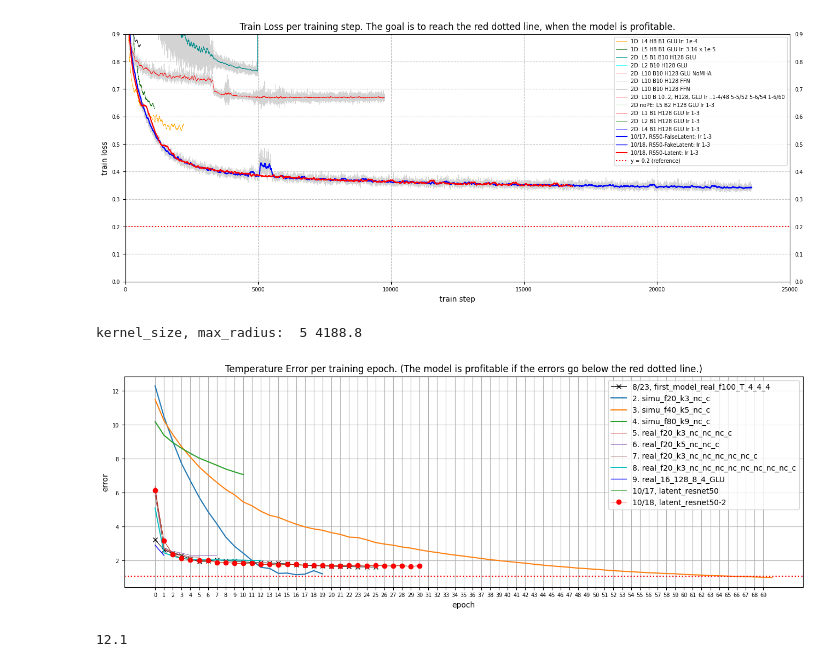
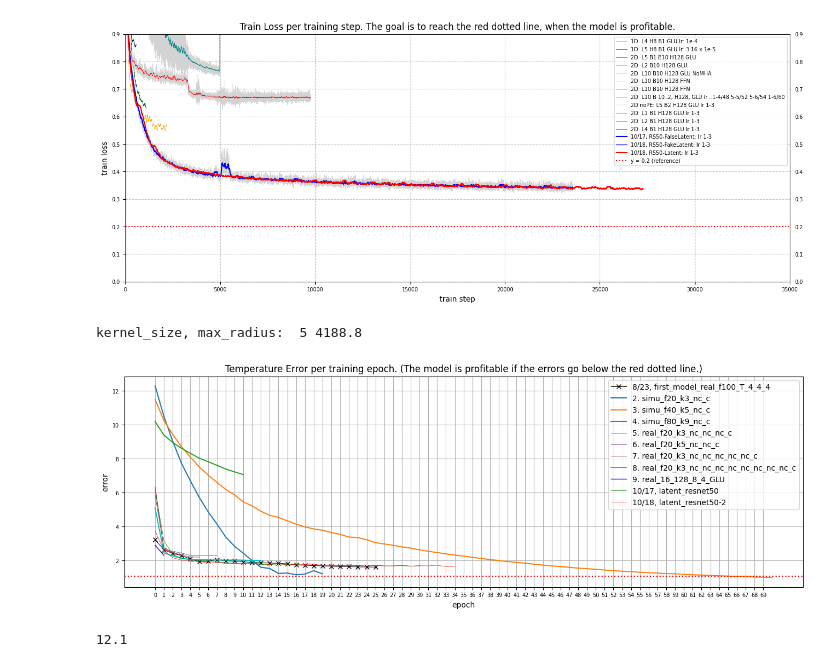
Before and after one commit to MachineLearningMike/Zeus2026, a Jupyter notebook: research/test01.ipynb, the cells around one changed output. Saved outputs shown, nothing was run; the diff lists cells and outputs as text; code cells hidden in the pictures.

```diff
--- a/research/test01.ipynb
+++ b/research/test01.ipynb
@@ -29,35 +29,35 @@ analyze("D:\\Zeus_Data\\bayes\\16-128-8-5-GLU\\train_state-16-128-8-5-GLU.json",
 analyze("D:\\Zeus_Data\\bayes\\16-128-32-1944-5-GLU-Old\\train_state-16-128-32-1944-5-GLU.json", window1, 'darkcyan', '2D: L5 B1-B10 H128 GLU', hide_details=False)
 analyze("D:\\Zeus_Data\\bayes\\16-128-32-1944-2-GLU\\train_state-16-128-32-1944-2-GLU.json", window1, 'cyan', '2D: L2 B10 H128 GLU', hide_details=True)
 analyze("D:\\Zeus_Data\\bayes\\16-128-32-1944-10-GLU-NoMHA\\train_state-16-128-32-1944-10-GLU.json", window1, 'pink', '2D: L10 B10 H128 GLU NoMHA', hide_details=True)
 analyze("D:\\Zeus_Data\\bayes\\16-128-32-1944-10-FFN-Old\\train_state-16-128-32-1944-10-FFN.json", window1, 'grey', '2D: L10 B10 H128 FFN', hide_details=True)
 analyze("D:\\Zeus_Data\\bayes\\16-128-32-1944-10-FFN\\train_state-16-128-32-1944-10-FFN.json", window1, 'black', '2D: L10 B10 H128 FFN', hide_details=True)
 analyze("D:\\Zeus_Data\\bayes\\16-128-32-1944-10-GLU\\train_state-16-128-32-1944-10-GLU.json", window1, 'red', '2D: L10 B 10..2, H128, GLU lr ..1-4/48 5-5/52 5-6/54 1-6/60', hide_details=False, lw=0.5)
 analyze("D:\\Zeus_Data\\bayes\\16-128-32-1944-5-GLU\\train_state-16-128-32-1944-5-GLU.json", window1, 'black', '2D: L5 B1 H128 GLU lr 1-2 2-2/7 5-3/7.5 5-4/9.5', hide_details=True)
 analyze("D:\\Zeus_Data\\bayes\\16-128-32-1944-5-GLU-noPE\\train_state-16-128-32-1944-5-GLU.json", window1, 'green', '2D noPE: L5 B2 H128 GLU lr 1-3', hide_details=True, lw=0.1)
 analyze("D:\\Zeus_Data\\bayes\\16-128-32-1944-1-GLU\\train_state-16-128-32-1944-1-GLU.json", window1, 'red', '2D: L1 B1 H128 GLU lr 1-3', hide_details=True, lw=0.5)
 analyze("D:\\Zeus_Data\\bayes\\16-128-32-1944-2-GLU\\train_state-16-128-32-1944-2-GLU.json", window1, 'green', '2D: L2 B1 H128 GLU lr 1-3', hide_details=True, lw=0.5)
 analyze("D:\\Zeus_Data\\bayes\\16-128-32-1944-4-GLU\\train_state-16-128-32-1944-4-GLU.json", window1, 'blue', '2D: L4 B1 H128 GLU lr 1-3', hide_details=True, lw=0.5)
 analyze("D:\\Zeus_Data\\bayes\\ResNet50\\train_state-16-128-32-1944-5-GLU.json", window1, 'blue', '10/17, RS50-FalseLatent: lr 1-3', hide_details=False, lw=1.5)
 analyze("D:\\Zeus_Data\\bayes\\ResNet50-NewCodec\\train_state-16-128-32-1944-5-GLU.json", window1, 'blue', '10/18, RS50-FakeLatent: lr 1-3', hide_details=False, lw=1.)
 analyze("D:\\Zeus_Data\\bayes\\ResNet50-NewCodec-2\\train_state-16-128-32-1944-5-GLU.json", window1, 'red', '10/18, RS50-Latent: lr 1-3', hide_details=True, lw=1.5)
 
 # analyze("D:\\Zeus_Data\\bayes\\16-128-32-1944-8-GLU\\train_state-16-128-32-1944-8-GLU.json", window1, 'brown', 'Chunk2D: L5, B1, H128', hide_details=True)
 
 plt.ylim(0, 0.6)   # 👈 set y-axis rang
-plt.xlim(0, 25000)   # 👈 set y-axis rang
+plt.xlim(0, 35000)   # 👈 set y-axis rang
 plt.yticks(np.arange(0, 1.0, 0.1))
 # plt.xticks(np.arange(0, 12001, 500), labels=[str(i) for i in range(0, 6001)])
 plt.xlabel("train step")
 plt.ylabel("train loss")
 plt.tick_params(axis='y', labelright=True)
 plt.tick_params(labelsize=7)
 plt.grid(axis='y', linestyle='--', alpha=0.7)  # horizontal dashed lines
 plt.grid(axis='x', linestyle='--', alpha=0.7)  # 👈 vertical dashed lines
 plt.axhline(y=0.2, color='red', linestyle=':', linewidth=1.5, label='y = 0.2 (reference)')
 plt.legend(fontsize=7, loc='upper right')
 plt.show()
 # %% [output]
-[figure, old version]
+[figure, new version]
 # %%
 radius = 3770
 factor10=3
@@ -102,8 +102,9 @@ latent_resnet50 = np.array([6.14, 3.16, 2.36, 2.13, 2.04, 2.003, 2.00127, 1.8888
                             1.76651, 1.73197, 1.71925, 1.70184, 1.69773, 1.69612, 1.71162, 1.70063, 1.67289, 1.73057, 1.67884, 1.68541, 1.69502, 1.66124,
                             1.69122])
 latent_resnet50_2 = np.array([3.73940, 2.57962, 2.16126, 2.02077, 1.95973, 1.93555, 1.85545, 1.88563, 1.83461, 1.82213, 1.78038, 1.83613, 1.80943,
-                              1.76646, 1.83746, 1.72514, 1.78396, 1.77270, 1.78224, 1.70661, 1.75728,
-]),
+                              1.76646, 1.83746, 1.72514, 1.78396, 1.77270, 1.78224, 1.70661, 1.75728, 1.66774, 1.74571, 1.73006, 1.65857, 1.71209,
+                              1.68192, 1.67555, 1.71705, 1.67381, 1.69081, 1.68364, 1.71772, 1.64193, 1.65305,
+])
 
 # cnn was working, in place of a trasnformer.
 # real_f20_chunk_16_8_4_ffn = np.array([4.90, 2.44, 2.29, 2.21, 2.05, 2.02, 2.01])
@@ -125,7 +126,7 @@ plt.plot(real_f20_k3_nc_nc_nc_nc_nc_nc_nc_nc_c, label='8. real_f20_k3_nc_nc_nc_n
 
 plt.plot(real_16_128_8_4_GLU, label='9. real_16_128_8_4_GLU', c='b', lw=1.0)
 plt.plot(latent_resnet50, label='10/17, latent_resnet50', c='g', lw=0.5)
-plt.plot(latent_resnet50, label='10/18, latent_resnet50-2', c='r', lw=0.5, marker='o')
+plt.plot(latent_resnet50_2, label='10/18, latent_resnet50-2', c='r', lw=1) #, marker='o')
 # plt.plot(real_16_128_8_6_GLU_anticipated, label='10. real_16_128_8_6_GLU_anticipated', c='r', lw=1.0, marker='o')
 
 # plt.plot(real_f20_chunk_16_8_4_ffn, label='9. real_f20_chunk_16_8_4_ffn', c='g', marker='o', lw=1.4)
@@ -147,7 +148,7 @@ plt.grid(True)
 plt.axhline(y=1.06, color='red', linestyle=':', linewidth=1.6, label='y = 1.06 (reference)')
 plt.show()
 # %% [output]
-[figure, old version]
+[figure, new version]
 # %%
 import torch
 print(torch.version.cuda)   # should print something like '12.1' or '11.8'
```
Also changed, not shown: 6 other files.
